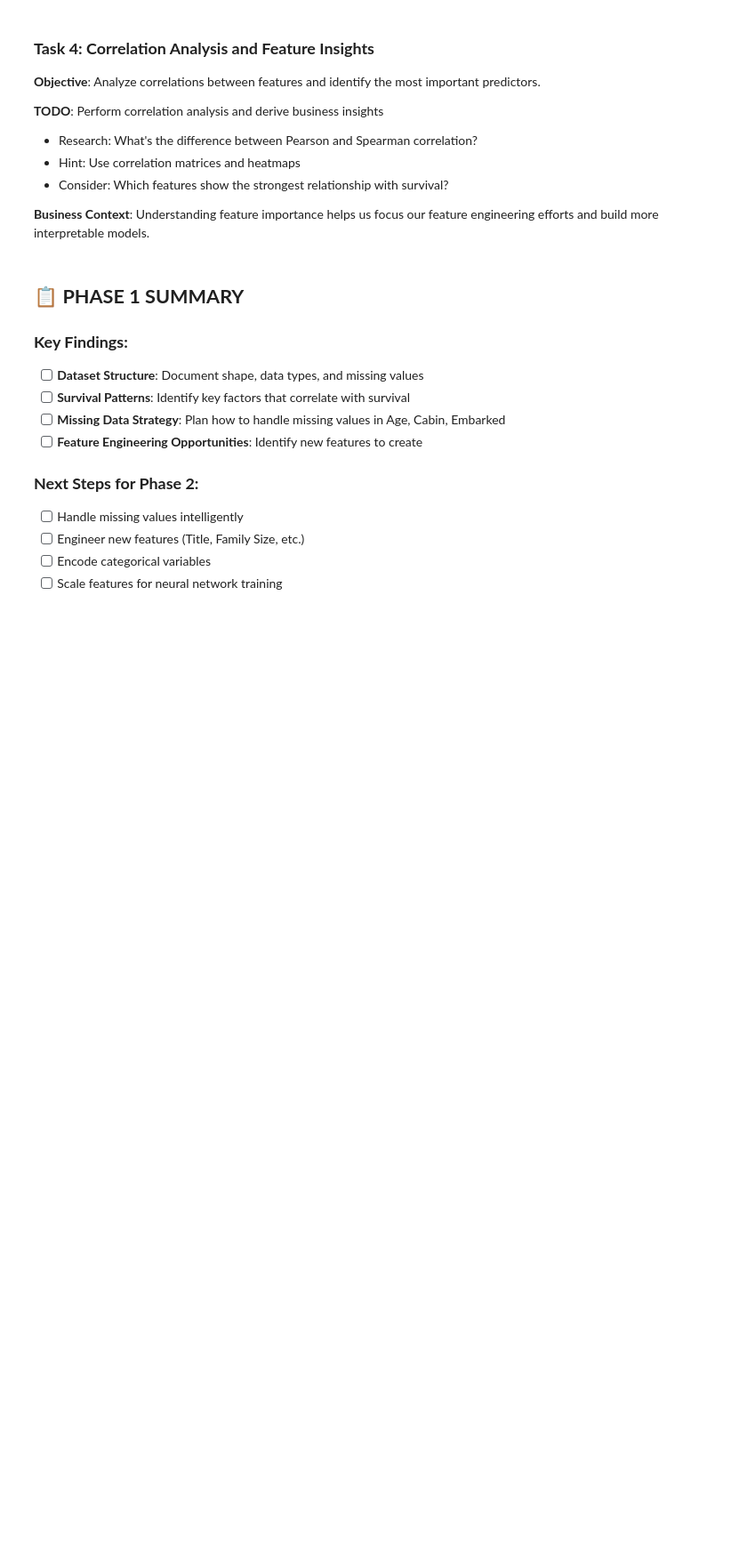
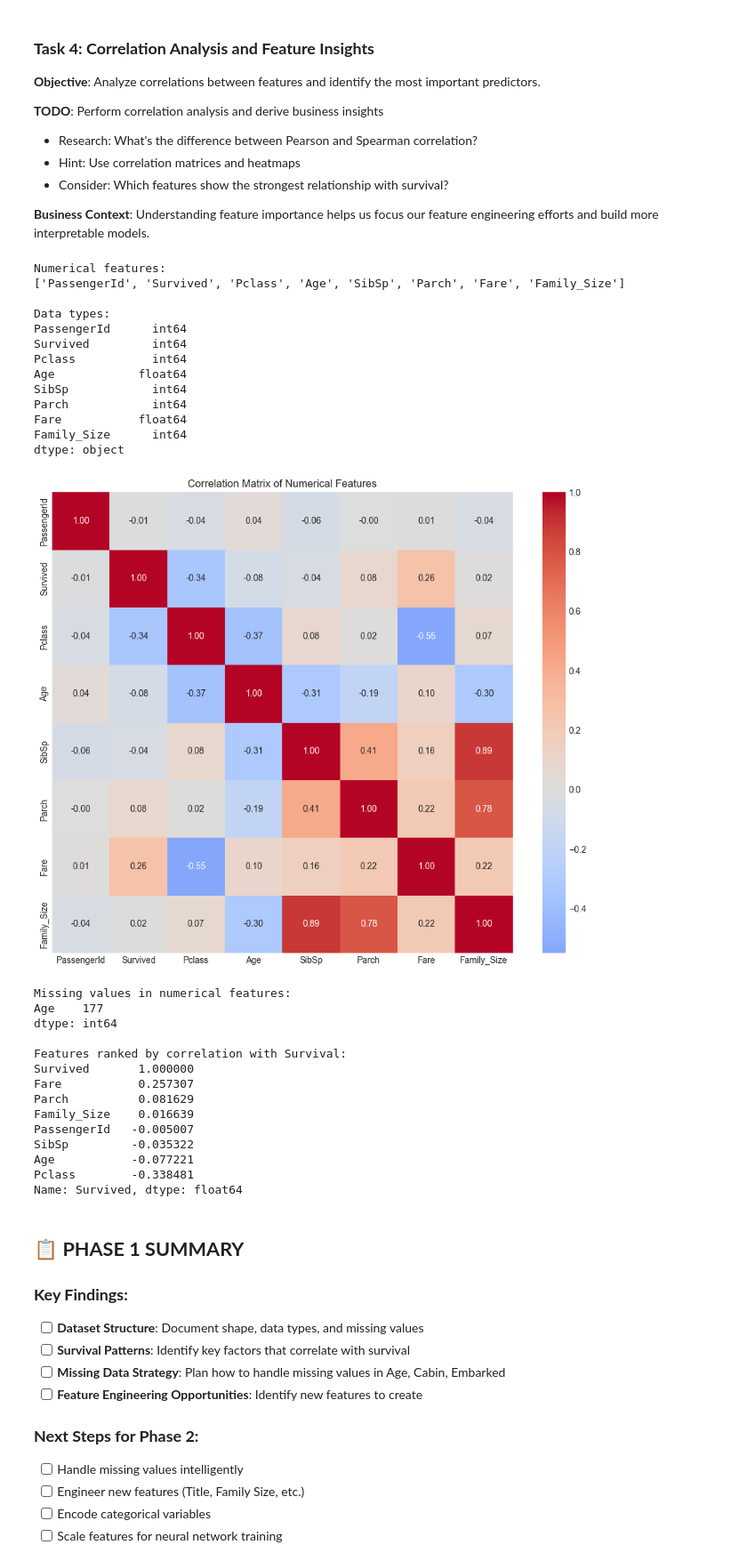
Before and after one commit to Tuminha/Titanic-Survivors, a Jupyter notebook: titanic_survival.ipynb, the cells around one changed output. Shown: that part at 89% size. Drawn from its saved outputs; the diff is of its cells as text; code cells hidden in the pictures; blank space fills up the shorter version.

```diff
--- a/titanic_survival.ipynb
+++ b/titanic_survival.ipynb
@@ -313,23 +367,81 @@ Senior          42   13  0.309524
 # %%
 # Correlation matrix
 # TODO: Create a correlation matrix for numerical features
 # Research: Which features should you include in the correlation analysis?
 # Hint: Convert categorical variables to numerical first if needed
+# TODO: Select only numerical columns for correlation
+# Research: Which columns are numerical vs categorical?
+# Hint: Use .select_dtypes() or manually select columns
+# Select numerical features for correlation analysis
+numerical_features = train_data.select_dtypes(include=['int64', 'float64'])
+print("Numerical features:")
+print(numerical_features.columns.tolist())
+print("\nData types:")
+print(numerical_features.dtypes)
 
-# Visualize correlations
-# TODO: Create a heatmap of the correlation matrix
-# Research: What parameters can you use to make heatmaps more readable?
-# Hint: Use seaborn.heatmap() with appropriate parameters
+# Create correlation matrix
+correlation_matrix = numerical_features.corr()
 
+# Visualize correlations with heatmap
+# Create a figure with size (10, 8) - width=10 inches, height=8 inches for better visibility of correlation labels
+plt.pyplot.figure(figsize=(10, 8))
+seaborn.heatmap(correlation_matrix,
+                annot=True,
+                cmap='coolwarm',
+                center=0,
+                square=True,
+                fmt='.2f')
+plt.pyplot.title('Correlation Matrix of Numerical Features')
+plt.pyplot.tight_layout()
+plt.pyplot.show()
+
+# Check for missing values in numerical features
+print("\nMissing values in numerical features:")
+missing_values = numerical_features.isnull().sum()
+print(missing_values[missing_values > 0])
+
+# Focus on survival correlations
+survival_correlations = correlation_matrix['Survived'].sort_values(ascending=False)
+print("\nFeatures ranked by correlation with Survival:")
+print(survival_correlations)
 # Feature importance analysis
 # TODO: Calculate survival rates by different feature combinations
 # Research: How can you quantify the predictive power of each feature?
 # Hint: Consider using groupby() with multiple features
 
 # Summary insights
 # TODO: Document your key findings from Phase 1
 # Research: What are the most important insights for feature engineering?
 # Consider: Which features should we focus on in preprocessing?
+# %% [output]
+Numerical features:
+['PassengerId', 'Survived', 'Pclass', 'Age', 'SibSp', 'Parch', 'Fare', 'Family_Size']
+
+Data types:
+PassengerId      int64
+Survived         int64
+Pclass           int64
+Age            float64
+SibSp            int64
+Parch            int64
+Fare           float64
+Family_Size      int64
+dtype: object
+[figure, added]
+Missing values in numerical features:
+Age    177
+dtype: int64
+
+Features ranked by correlation with Survival:
+Survived       1.000000
+Fare           0.257307
+Parch          0.081629
+Family_Size    0.016639
+PassengerId   -0.005007
+SibSp         -0.035322
+Age           -0.077221
+Pclass        -0.338481
+Name: Survived, dtype: float64
 # %% [markdown]
 ## 📋 **PHASE 1 SUMMARY**
 
```
Also changed, not shown: parts of 1 cell of this notebook.
